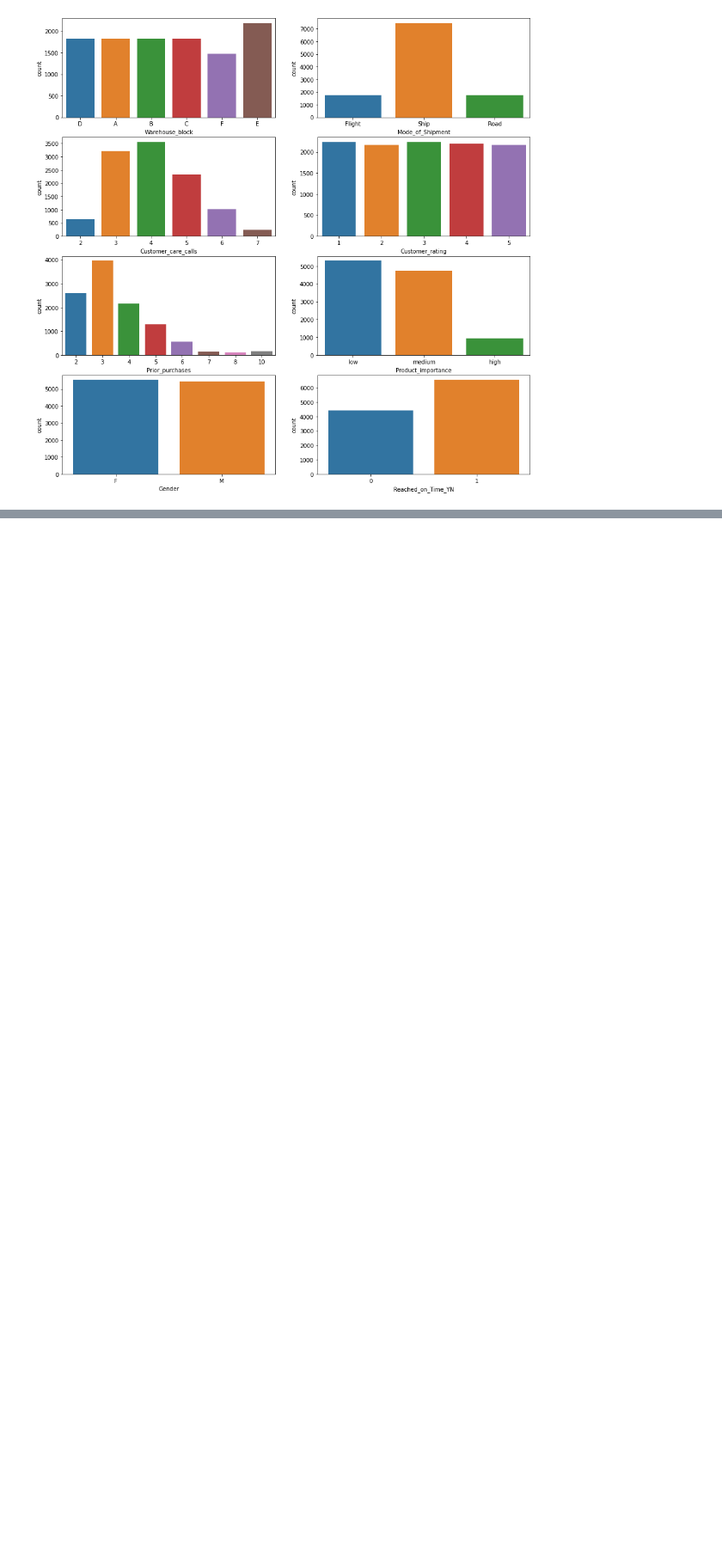
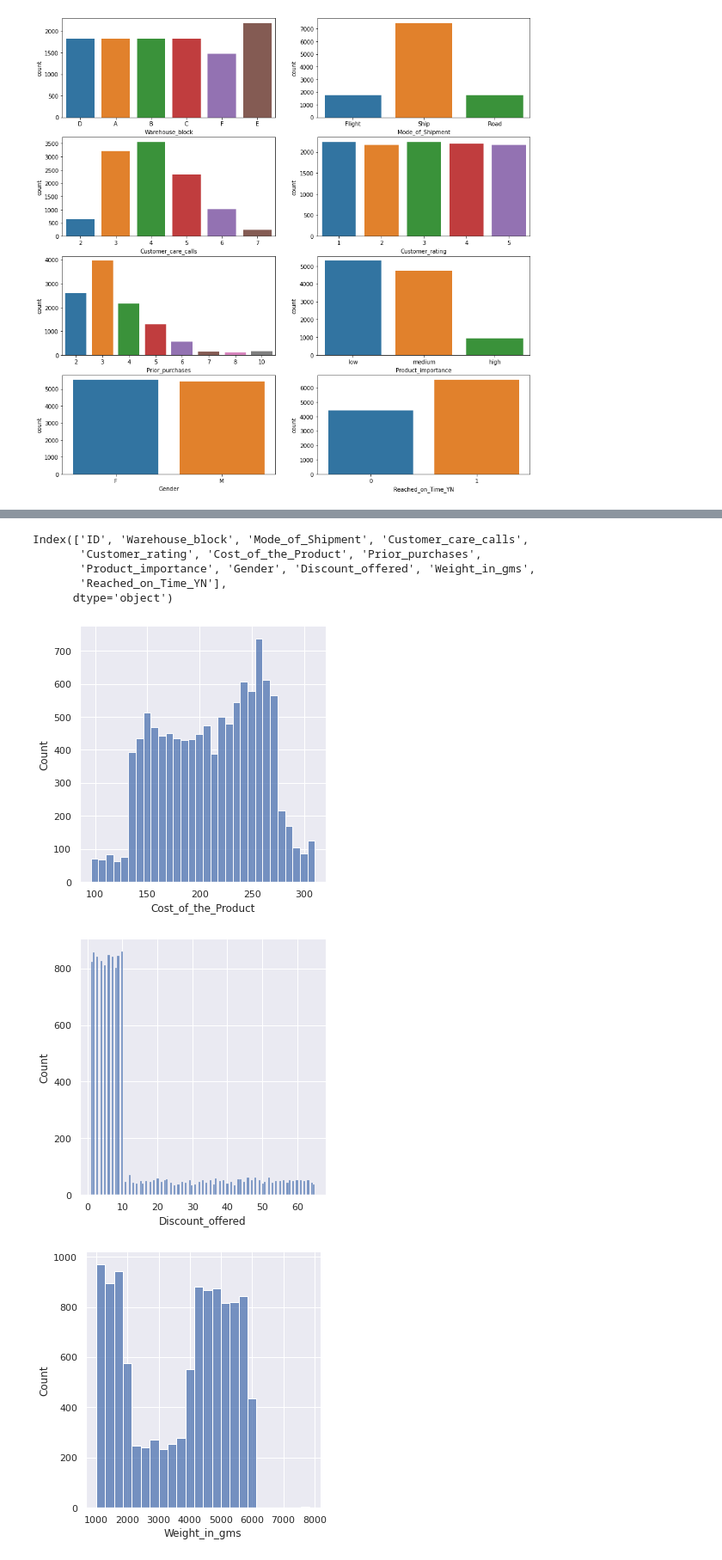
Before and after one commit to vkekd25/KBDB_Project_E_Commerce, a Jupyter notebook: E_commerce_project.ipynb, the cells around one changed output, grey strips where cells are left out. Shown at 86% size. Saved outputs shown, nothing was run; the diff lists cells and outputs as text; code cells hidden in the pictures; blank space fills up the shorter version.

```diff
--- a/E_commerce_project.ipynb
+++ b/E_commerce_project.ipynb
@@ -304,0 +303,16 @@ Discount_N = df[df['Reached_on_Time_YN'] ==0]['Discount_offered'].value_counts()
+# %%
+df.columns
+# %% [output]
+Index(['ID', 'Warehouse_block', 'Mode_of_Shipment', 'Customer_care_calls',
+       'Customer_rating', 'Cost_of_the_Product', 'Prior_purchases',
+       'Product_importance', 'Gender', 'Discount_offered', 'Weight_in_gms',
+       'Reached_on_Time_YN'],
+      dtype='object')
+# %%
+features = ['Cost_of_the_Product', 'Discount_offered', 'Weight_in_gms']
+for i in features:
+    sns.displot(data = df, x = i)
+# %% [output]
+[figure, added]
+[figure, added]
+[figure, added]
```
Also changed, not shown: parts of 55 cells of this notebook.
